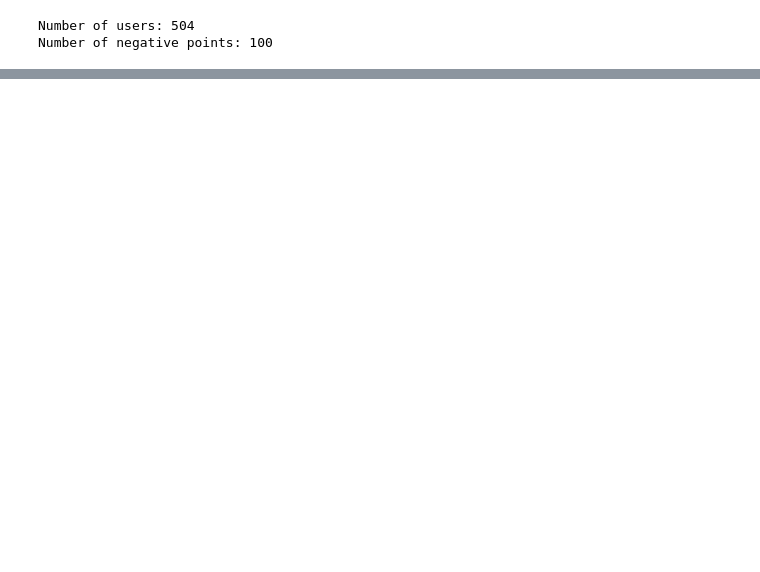
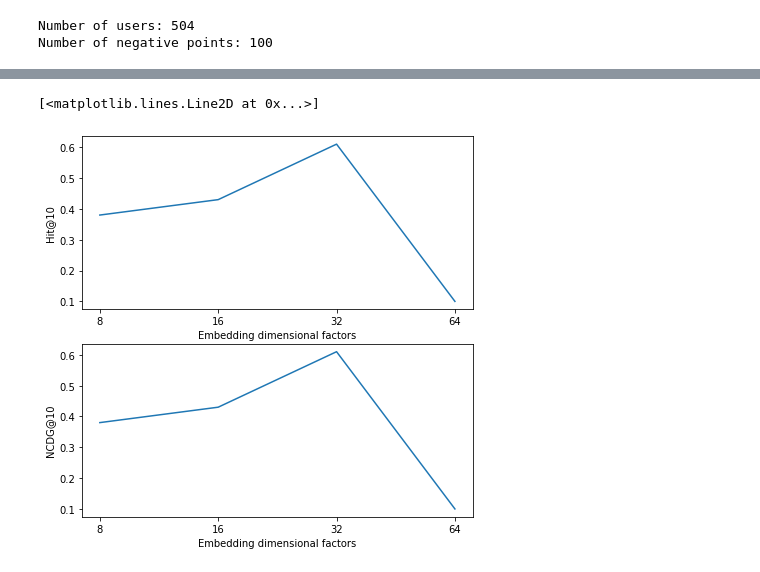
Before and after one commit to JNishimura/Deep-Learning-Recommenders, a Jupyter notebook: Notebooks/MovieLens_TensorFlow.ipynb, the cells around one changed output, grey strips where cells are left out. Saved outputs shown, nothing was run; the diff lists cells and outputs as text; code cells hidden in the pictures; blank space fills up the shorter version.

```diff
--- a/Notebooks/MovieLens_TensorFlow.ipynb
+++ b/Notebooks/MovieLens_TensorFlow.ipynb
@@ -479,0 +477,20 @@ plt.xticks(x)
+# %%
+x = [8, 16,32, 64]
+y = [0.38, .43,.61,.1]
+fig = plt.figure(1, figsize=(7,7))
+ax1 = fig.add_subplot(211)
+ax2 = fig.add_subplot(212)
+
+ax1.axes.set_xlabel('Embedding dimensional factors')
+ax1.axes.set_ylabel('Hit@10')
+ax1.axes.set_xticks([0,1,2,3])
+ax1.axes.set_xticklabels(x)
+ax1.plot(y)
+ax2.axes.set_xlabel('Embedding dimensional factors')
+ax2.axes.set_ylabel('NCDG@10')
+ax2.axes.set_xticks([0,1,2,3])
+ax2.axes.set_xticklabels(x)
+ax2.plot(y)
+# %% [output]
+[<matplotlib.lines.Line2D at 0x...>]
+[figure, added]
```
Also changed, not shown: parts of 7 cells of this notebook.
